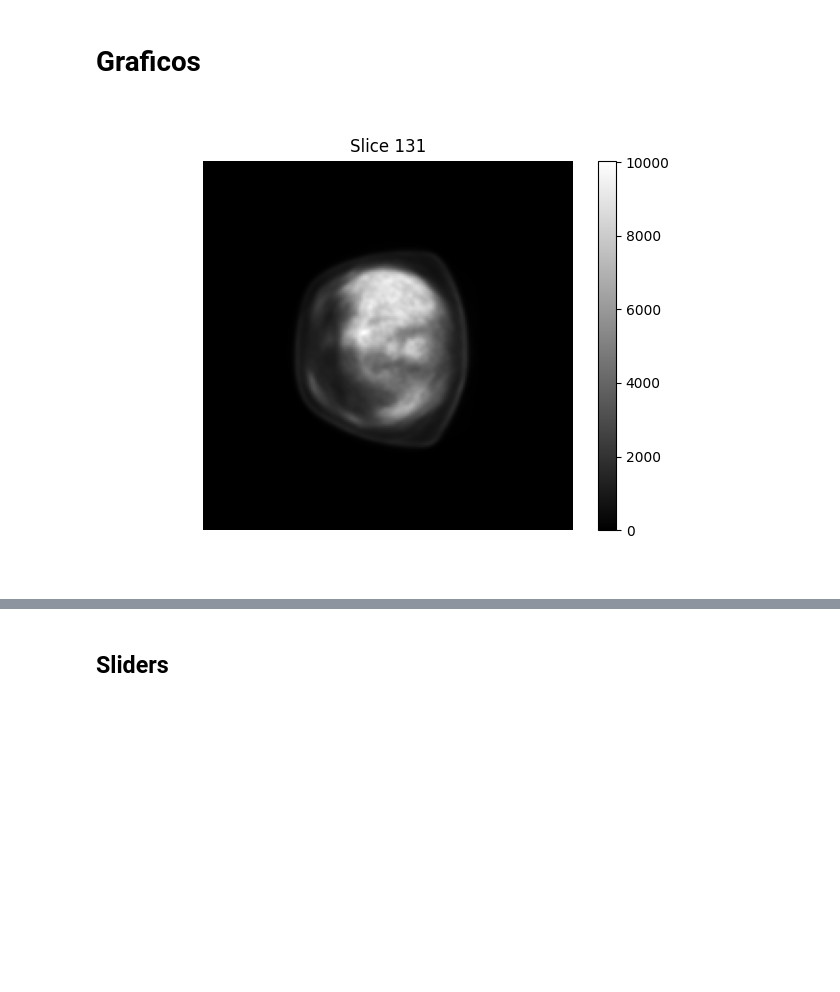
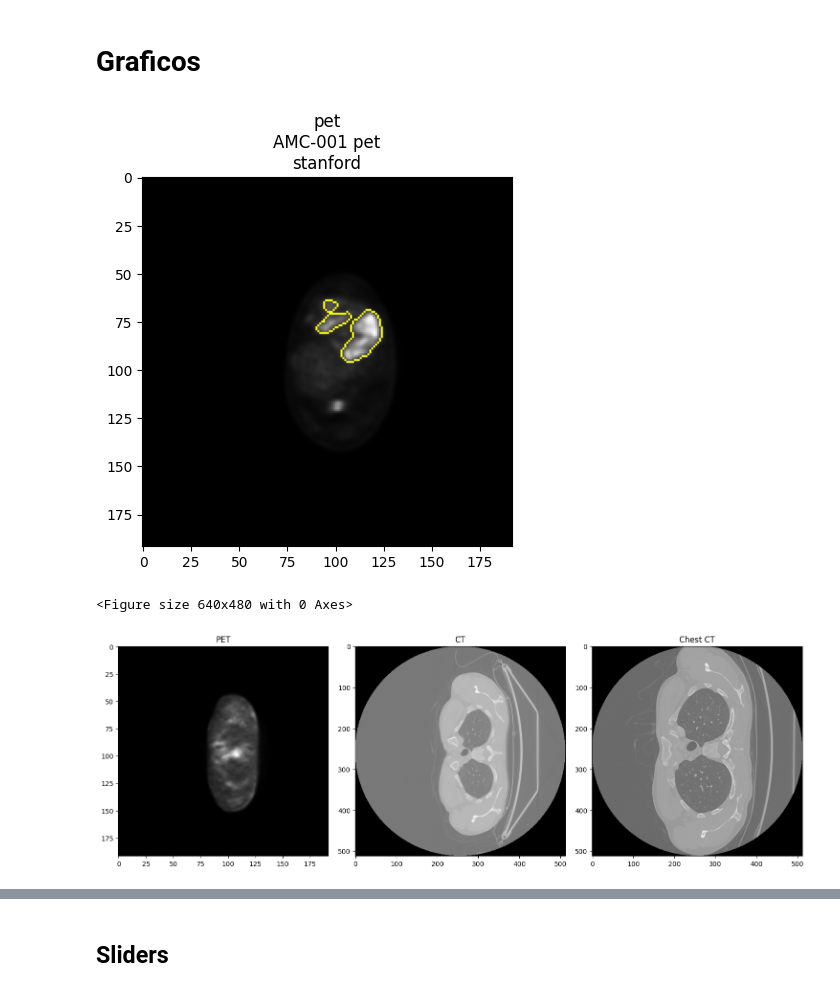
Before and after one commit to Macaya25/ViT-Radiomics, a Jupyter notebook: src/test3.ipynb, the cells around one changed output, grey strips where cells are left out. Cells and saved outputs as stored; diff of their text form; code cells hidden in the pictures; blank space fills up the shorter version.

```diff
--- a/src/test3.ipynb
+++ b/src/test3.ipynb
@@ -9,16 +10,9 @@ import os
 # Data read
 # %%
 roi_folder_path = "../../../shared_data/NSCLC_Radiogenomics/Liver_ROI/"
-file_name = "R01-104"
+file_name = "AMC-001"
 pet_folder_path = "../../../shared_data/NSCLC_Radiogenomics/images/" + file_name + "/pet/"
 file_names = os.listdir(roi_folder_path)
-
-# for temp_name in file_names:
-#     temp_image, _ = nrrd.read(roi_folder_path + temp_name)
-#     if temp_image.shape[2] < smallest_roi_z:
-#         smallest_roi_z = temp_image.shape[2]
-
-# print ('Smallest amount of slides: ', smallest_roi_z)
 
 mask_file_name = file_name + "_pet_liver.nrrd"
 mask_data, mask_header = nrrd.read(roi_folder_path + mask_file_name)
@@ -40,23 +43,60 @@ print(data.shape)
+# %%
+from skimage.segmentation import mark_boundaries
+%matplotlib inline
+
+img_raw, mask = du.get_image_mask(hdf5_path, patient_id, modality, slice_id)
+
+if modality == 'pet':
+    img = du.percentile_window(img_raw, qmin=0, qmax=100)
+else:
+    img = du.apply_window_ct(img_raw, width=800, level=40)
+
+img_mask = mark_boundaries(img, mask)
+plt.clf()
+plt.imshow(img_mask)
+plt.title(f'{modality}\n{patient_id} {modality}\n{dataset}')
+plt.show()
+# %% [output]
+[figure, added]
 # %%
 import matplotlib.pyplot as plt
+%matplotlib inline
 
 lung_folder_path = "../../../shared_data/NSCLC_Radiogenomics/images/"
 lung_folder = lung_folder_path + file_name + "/pet/"
-lung_file = lung_folder + file_name + "_pet_image.nrrd"
+pet_file = lung_folder + file_name + "_pet_image.nrrd"
 
-lung_data, lung_heaeder = nrrd.read(lung_file)
+ct_folder = lung_folder_path + file_name + "/ct/"
+ct_file = ct_folder + file_name + "_ct_image.nrrd"
 
-if len(lung_data.shape) == 3:
-    slice_idx = lung_data.shape[2] // 2  # Middle slice for z-axis
-    plt.imshow(lung_data[:, :, slice_idx], cmap='gray')  # Adjust colormap as needed
-    plt.colorbar()
-    plt.title(f'Slice {slice_idx}')
-    plt.axis('off')
-    plt.show()
-elif len(lung_data.shape) == 2:
-    plt.imshow(lung_data, cmap='gray')
-    plt.colorbar()
-    plt.axis('off')
-    plt.show()
+chest_ct_folder = lung_folder_path + file_name + "/chest_ct/"
+chest_ct_file = chest_ct_folder + file_name + "_chest_ct_image.nrrd"
+
+lung_data, lung_header = nrrd.read(pet_file)
+ct_data, _ = nrrd.read(ct_file)
+chest_ct_data, _ = nrrd.read(chest_ct_file)
+
+plt.clf()
+fig, axes = plt.subplots(1, 3, figsize=(15, 5))
+
+# Get middle slice for each dataset
+slice_idx_lung = lung_data.shape[2] // 4 * 3
+slice_idx_ct = ct_data.shape[2] // 4 * 3
+slice_idx_chest_ct = chest_ct_data.shape[2] // 4 * 3
+
+# Plot each dataset
+axes[0].imshow(lung_data[:, :, slice_idx_lung], cmap="grey")
+axes[0].set_title('PET')
+
+
+axes[1].imshow(ct_data[:, :, slice_idx_ct], cmap="grey")
+axes[1].set_title('CT')
+
+axes[2].imshow(chest_ct_data[:, :, slice_idx_chest_ct], cmap="grey")
+axes[2].set_title('Chest CT')
+
+plt.tight_layout()
+plt.show()
 # %% [output]
+<Figure size 640x480 with 0 Axes>
-[figure, old version]
+[figure, new version]
```
Also changed, not shown: parts of 4 cells of this notebook, 7 other files.
